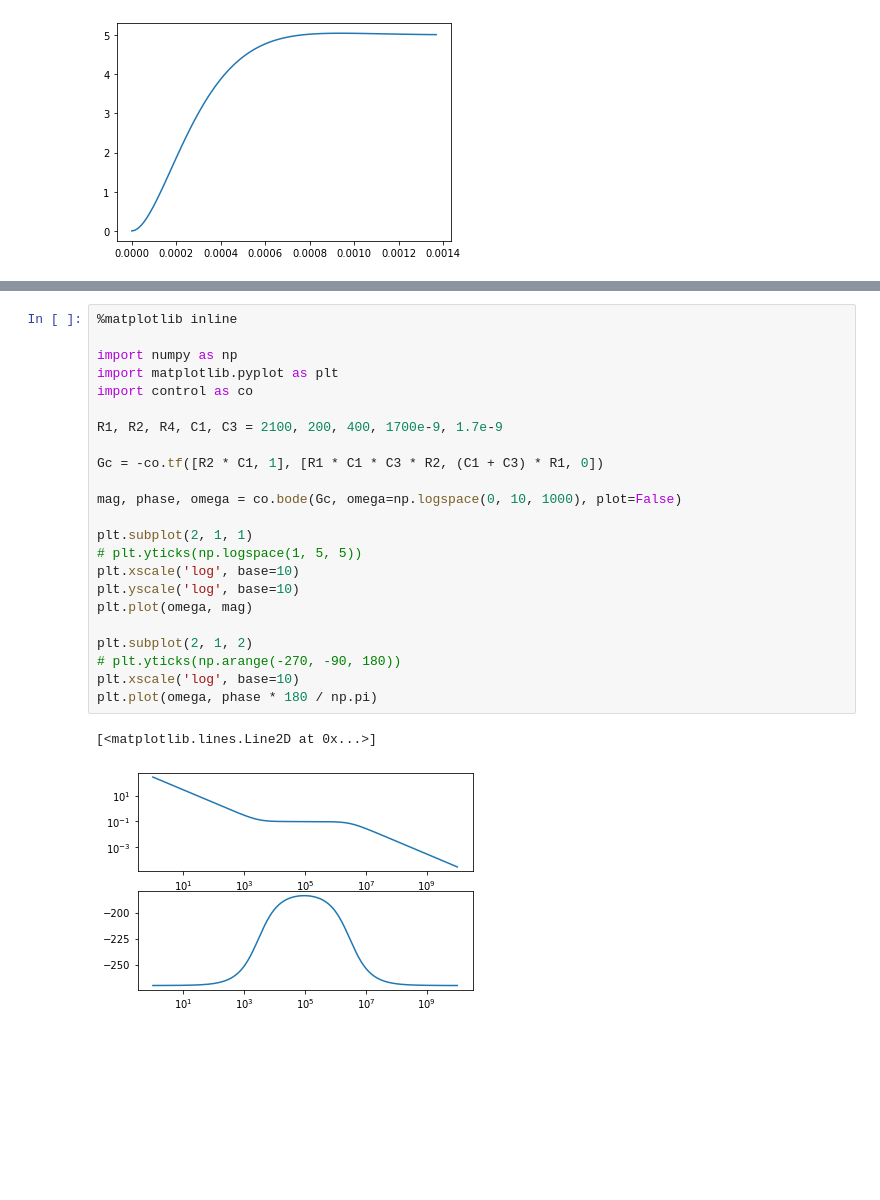
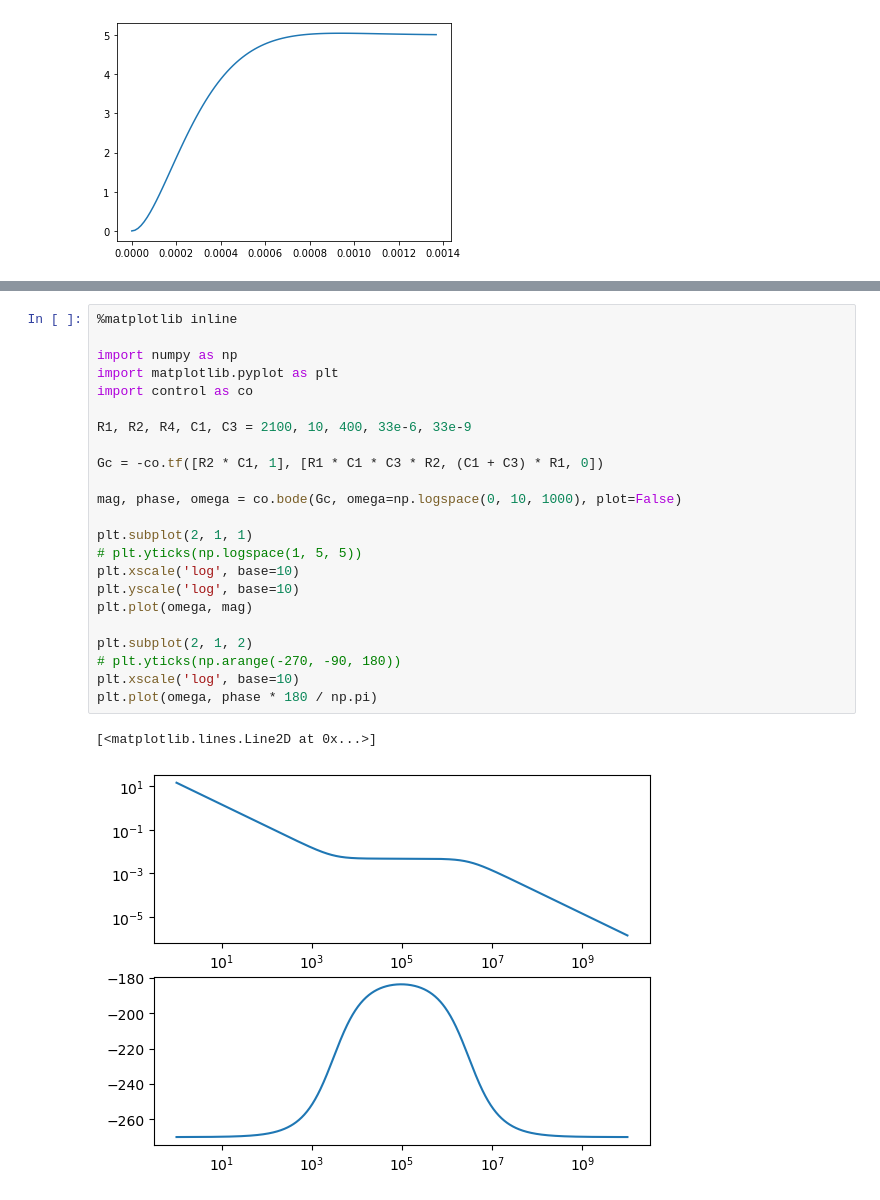
Before and after one commit to akswnd98/compensator, a Jupyter notebook: type2.ipynb, the cells around one changed output, grey strips where cells are left out. Saved outputs shown, nothing was run; the diff lists cells and outputs as text; blank space fills up the shorter version.

```diff
--- a/type2.ipynb
+++ b/type2.ipynb
@@ -50,29 +50,29 @@ print(w_0db)
 # %%
 %matplotlib inline
 
 import numpy as np
 import matplotlib.pyplot as plt
 import control as co
 
-R1, R2, R4, C1, C3 = 2100, 200, 400, 1700e-9, 1.7e-9
+R1, R2, R4, C1, C3 = 2100, 10, 400, 33e-6, 33e-9
 
 Gc = -co.tf([R2 * C1, 1], [R1 * C1 * C3 * R2, (C1 + C3) * R1, 0])
 
 mag, phase, omega = co.bode(Gc, omega=np.logspace(0, 10, 1000), plot=False)
 
 plt.subplot(2, 1, 1)
 # plt.yticks(np.logspace(1, 5, 5))
 plt.xscale('log', base=10)
 plt.yscale('log', base=10)
 plt.plot(omega, mag)
 
 plt.subplot(2, 1, 2)
 # plt.yticks(np.arange(-270, -90, 180))
 plt.xscale('log', base=10)
 plt.plot(omega, phase * 180 / np.pi)
 # %% [output]
 [<matplotlib.lines.Line2D at 0x...>]
-[figure, old version]
+[figure, new version]
 # %%
 %matplotlib inline
 
```
Also changed, not shown: parts of 2 cells of this notebook, 2 other files.
